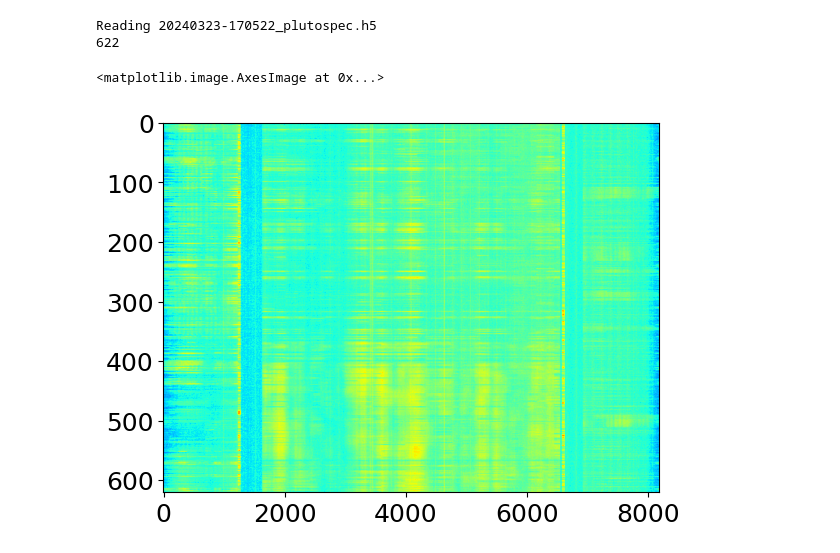
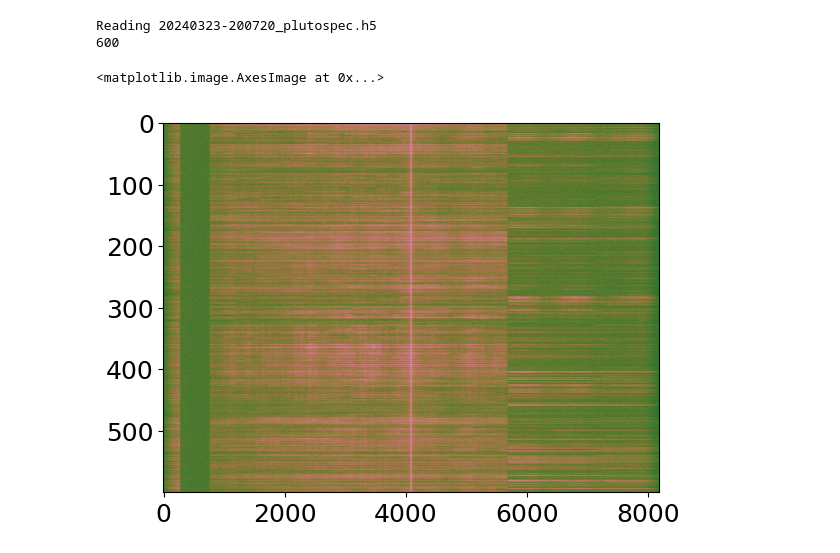
Before and after one commit to jnthek/plutosdr, a Jupyter notebook: Read_hdf5_correlated.ipynb, the cells around one changed output. Drawn from its saved outputs; the diff is of its cells as text; code cells hidden in the pictures.

```diff
--- a/Read_hdf5_correlated.ipynb
+++ b/Read_hdf5_correlated.ipynb
@@ -20,31 +20,20 @@ def h5filespec(h5_file):
         cross12 = hf["data/cross12"][()]
     freqs = np.fft.fftshift(np.fft.fftfreq(NFFT, 1/fs)+fc)
     return freqs, auto11, auto22, cross12
-# %%
-# h5_filename = "20240323-154544_plutospec.h5"
-# h5_filename = "20240323-155410_plutospec.h5"
-# h5_filename = "20240323-155855_plutospec.h5"
-# h5_filename = "20240323-160448_plutospec.h5"
-# h5_filename = "20240323-160546_plutospec.h5"
-# h5_filename = "20240323-160641_plutospec.h5"
-# h5_filename = "20240323-161147_plutospec.h5"
-# h5_filename = "20240323-162936_plutospec.h5"
-# h5_filename = "20240323-163102_plutospec.h5"
-# h5_filename = "20240323-163707_plutospec.h5"
-# h5_filename = "20240323-164128_plutospec.h5"
-
-h5_filename = "20240323-170522_plutospec.h5"
-
-freqs, auto11, auto22, cross12 = h5filespec(h5_filename)
-# %% [output]
-Reading 20240323-170522_plutospec.h5
-622
+# %%
+# h5_filename= "20240323-200833_plutospec.h5"
+h5_filename = "20240323-200720_plutospec.h5"
+
+freqs, auto11, auto22, cross12 = h5filespec(h5_filename)
+# %% [output]
+Reading 20240323-200720_plutospec.h5
+600
 # %%
 plt.figure()
-plt.imshow(np.log(np.abs(auto11)), aspect='auto', cmap='jet')
+plt.imshow(np.log(np.abs(auto22)), aspect='auto', cmap='cubehelix')
 # %% [output]
 <matplotlib.image.AxesImage at 0x...>
-[figure, old version]
+[figure, new version]
 # %%
 plt.figure(figsize=(16,9))
 plt.semilogy(freqs/1e6, np.mean(np.abs(auto11), axis=0))
```
Also changed, not shown: parts of 1 cell of this notebook, 3 other files.
